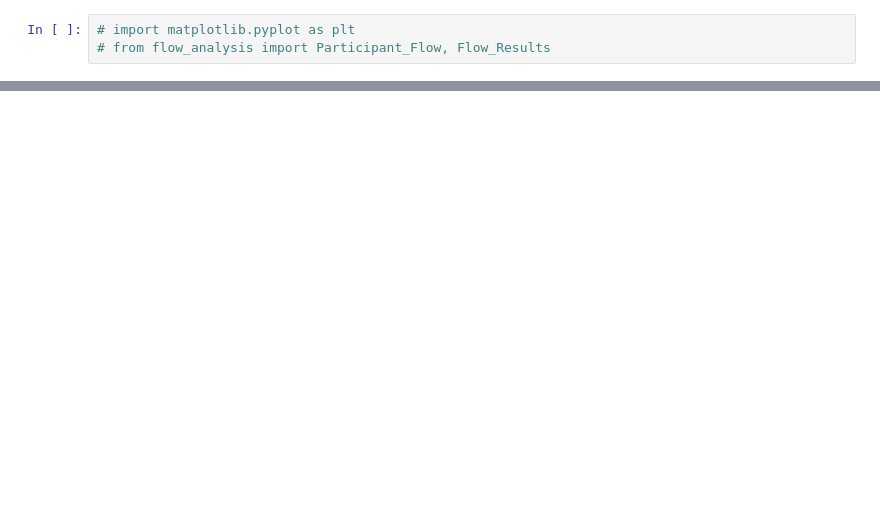
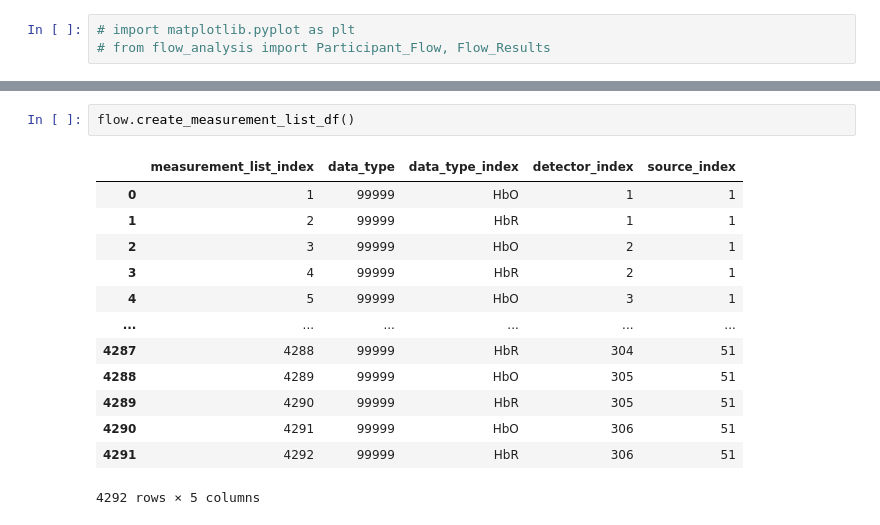
Before and after one commit to AyazLab/KernelFlow_Analysis, a Jupyter notebook: flow_analysis.ipynb, the cells around one changed output, grey strips where cells are left out. Cells and saved outputs as stored; diff of their text form; blank space fills up the shorter version.

```diff
--- a/flow_analysis.ipynb
+++ b/flow_analysis.ipynb
@@ -3755,0 +3931,16 @@ FR.plot_stat_results("3d", exp_name, hemo_type, filter_type, corr=True)
+# %%
+flow.create_measurement_list_df()
+# %% [output]
+|  | measurement_list_index | data_type | data_type_index | detector_index | source_index |
+| 0 | 1 | 99999 | HbO | 1 | 1 |
+| 1 | 2 | 99999 | HbR | 1 | 1 |
+| 2 | 3 | 99999 | HbO | 2 | 1 |
+| 3 | 4 | 99999 | HbR | 2 | 1 |
+| 4 | 5 | 99999 | HbO | 3 | 1 |
+| ... | ... | ... | ... | ... | ... |
+| 4287 | 4288 | 99999 | HbR | 304 | 51 |
+| 4288 | 4289 | 99999 | HbO | 305 | 51 |
+| 4289 | 4290 | 99999 | HbR | 305 | 51 |
+| 4290 | 4291 | 99999 | HbO | 306 | 51 |
+| 4291 | 4292 | 99999 | HbR | 306 | 51 |
+4292 rows × 5 columns
```
Also changed, not shown: parts of 13 cells of this notebook, 1 other file.
